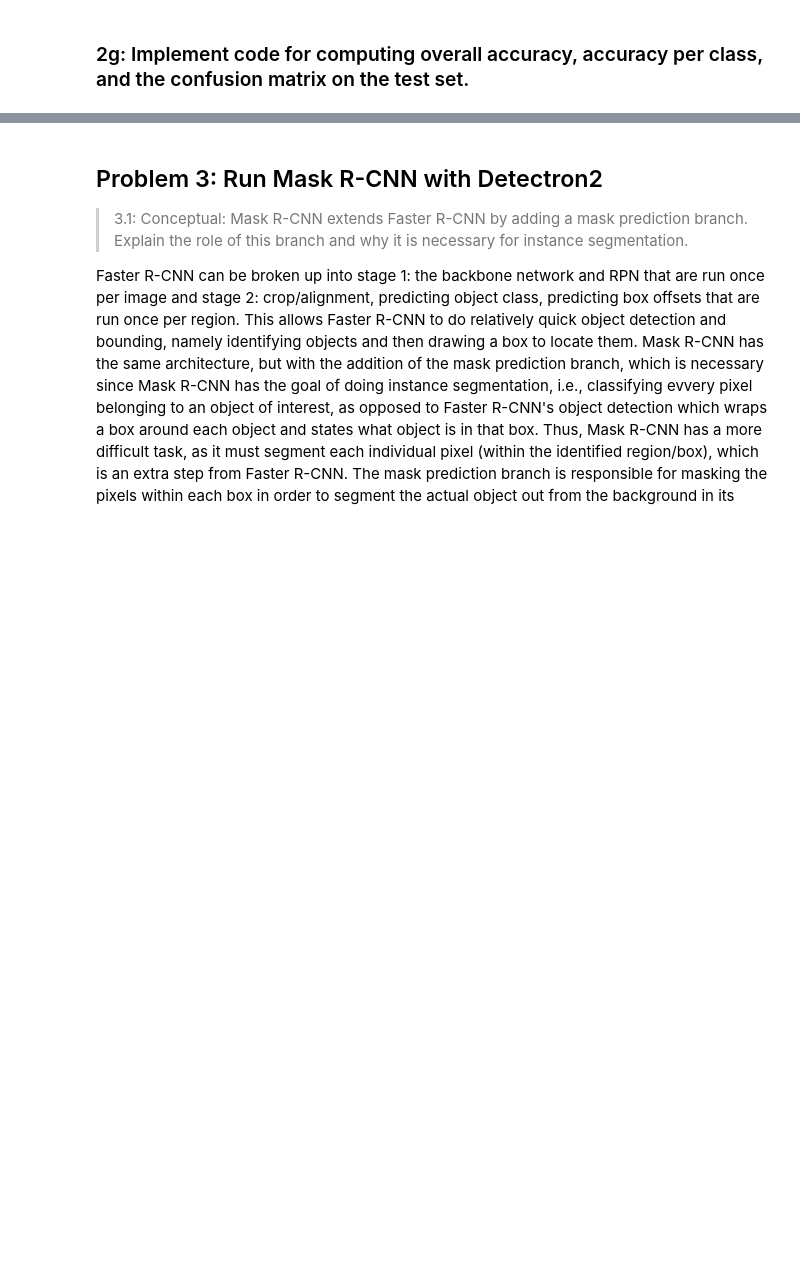
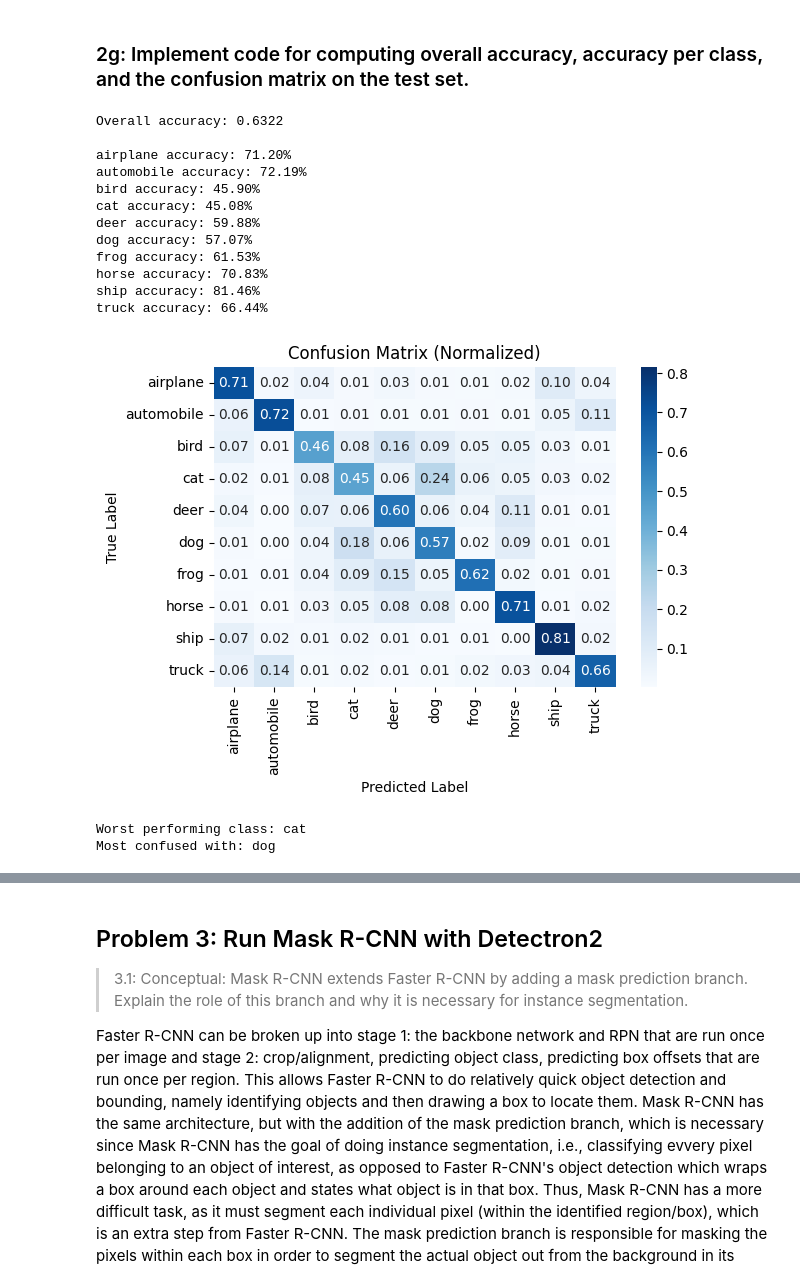
Before and after one commit to kdmalc/intro-computer-vision, a Jupyter notebook: HW4_2025.ipynb, the cells around one changed output, grey strips where cells are left out. Drawn from its saved outputs; the diff is of its cells as text; code cells hidden in the pictures; blank space fills up the shorter version.

```diff
--- a/HW4_2025.ipynb
+++ b/HW4_2025.ipynb
@@ -401,7 +441,7 @@ from torch.utils.data import DataLoader
 import torch.optim as optim
 import os
 
-def train_model(model, train_dataset, val_dataset, save_dir, lr=1e-4, bs=64, num_epochs=15, device="cuda"):
+def train_model(model, train_dataset, val_dataset, save_dir, lr=1e-4, bs=64, num_epochs=15, device=device):
     train_loader = DataLoader(train_dataset, batch_size=bs, shuffle=True)
     val_loader = DataLoader(val_dataset, batch_size=bs, shuffle=False)
 
@@ -469,17 +529,17 @@ I choose the last model because it has the lowest validation loss. The model app
 # %%
 # Your code here. Don't forget to call model.eval() first!
 
-device = "cuda"
+#device = "cuda"
 class_names = ['airplane', 'automobile', 'bird', 'cat', 'deer',
                'dog', 'frog', 'horse', 'ship', 'truck']
 
 # Load in model 15
 model = Model().to(device)
-model.load_state_dict(torch.load('/content/drive/My Drive/ELEC546/HW4/checkpoints/model_epoch_15.pth'))
+model.load_state_dict(torch.load('/content/drive/My Drive/ELEC546/HW4/checkpoints/2e_model_epoch_15.pth'))
 model.eval()
 
 # Calc overall accuracy
-val_loader = DataLoader(val_dataset, batch_size=bs, shuffle=False)
+val_loader = DataLoader(val_dataset, batch_size=64, shuffle=False)
 criterion = nn.CrossEntropyLoss()
 model.eval()
 val_loss = 0
@@ -506,43 +566,70 @@ with torch.no_grad():
         total += labels.size(0)
 
         all_preds.extend(preds.cpu().numpy())
         all_labels.extend(labels.cpu().numpy())
 
 overall_accuracy = correct / total
 print(f"Overall accuracy: {overall_accuracy:.4f}")
+print()
 
 # Calc accuracy per class
 all_preds = np.array(all_preds)
 all_labels = np.array(all_labels)
 per_class_acc = []
 for i in range(len(class_names)):
     correct_i = np.sum((all_preds == i) & (all_labels == i))
     total_i = np.sum(all_labels == i)
     acc_i = correct_i / total_i
     per_class_acc.append(acc_i)
-    print(f"{class_names[i]} accuracy: {acc_i:.4f}")
+    print(f"{class_names[i]} accuracy: {(acc_i*100):.2f}%")
+print()
 
 # Create the confusion matrix (10x10)
 import seaborn as sns
 from sklearn.metrics import confusion_matrix
 conf_mat = confusion_matrix(all_labels, all_preds, normalize='true')
 plt.figure()
 sns.heatmap(conf_mat, annot=True, fmt=".2f", cmap='Blues',
             xticklabels=class_names, yticklabels=class_names)
 plt.xlabel("Predicted Label")
 plt.ylabel("True Label")
 plt.title("Confusion Matrix (Normalized)")
 plt.tight_layout()
 plt.show()
+# %% [output]
+Overall accuracy: 0.6322
+
+airplane accuracy: 71.20%
+automobile accuracy: 72.19%
+bird accuracy: 45.90%
+cat accuracy: 45.08%
+deer accuracy: 59.88%
+dog accuracy: 57.07%
+frog accuracy: 61.53%
+horse accuracy: 70.83%
+ship accuracy: 81.46%
+truck accuracy: 66.44%
+[figure, added]
 # %%
 # For the class with the worst accuracy, what class is it most often confused with? Show 5-10 test images and comment on similarities
 
 # Find the class with worst accuracy
 worst_class_idx = np.argmin(per_class_acc)
 worst_class = class_names[worst_class_idx]
+
 # Find the most confused class
-confused_with_idx = np.argmax(conf_mat[worst_class_idx, :])
+# Find the largest index first (this is the correct prediction rate for the already identified worst class)
+largest_idx = np.argmax(conf_mat[worst_class_idx, :])
+# Mask the largest value so it won't be considered
+masked_conf_mat = np.copy(conf_mat[worst_class_idx, :])
+masked_conf_mat[largest_idx] = -np.inf
+# Now find the second-largest index (ie the prediction rate on the 2nd highest class, which is an incorrect class)
+confused_with_idx = np.argmax(masked_conf_mat)
+
 confused_with_class = class_names[confused_with_idx]
 print(f"Worst performing class: {worst_class}")
 print(f"Most confused with: {confused_with_class}")
+# %% [output]
+Worst performing class: cat
+Most confused with: dog
 # %%
```
Also changed, not shown: parts of 18 cells of this notebook.
